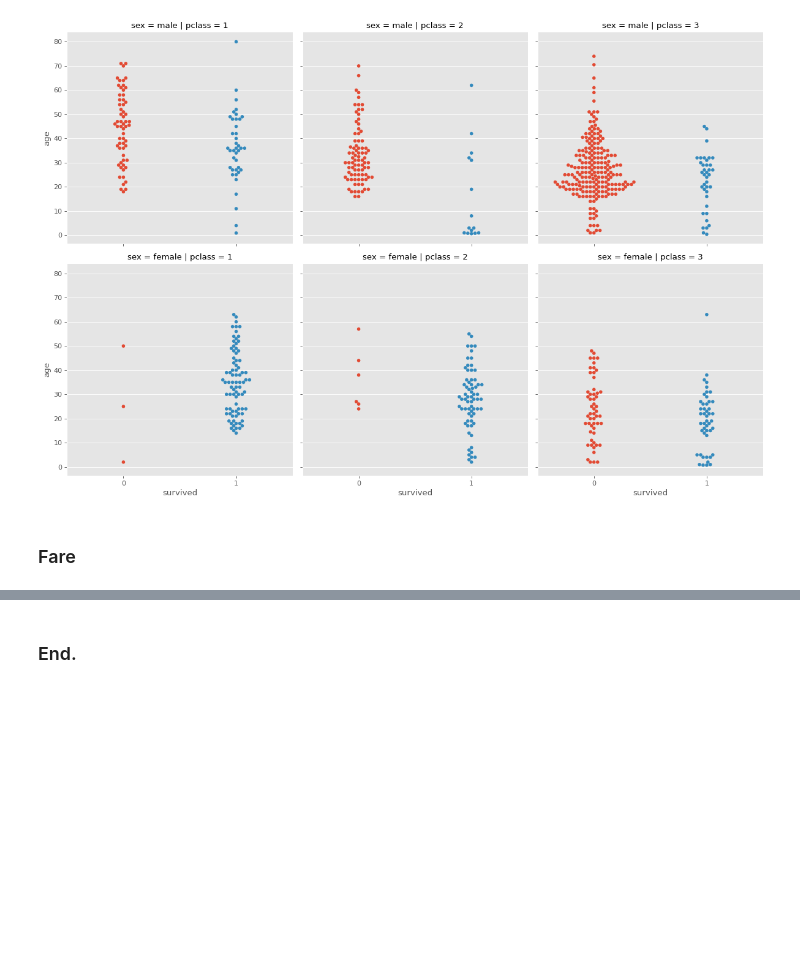
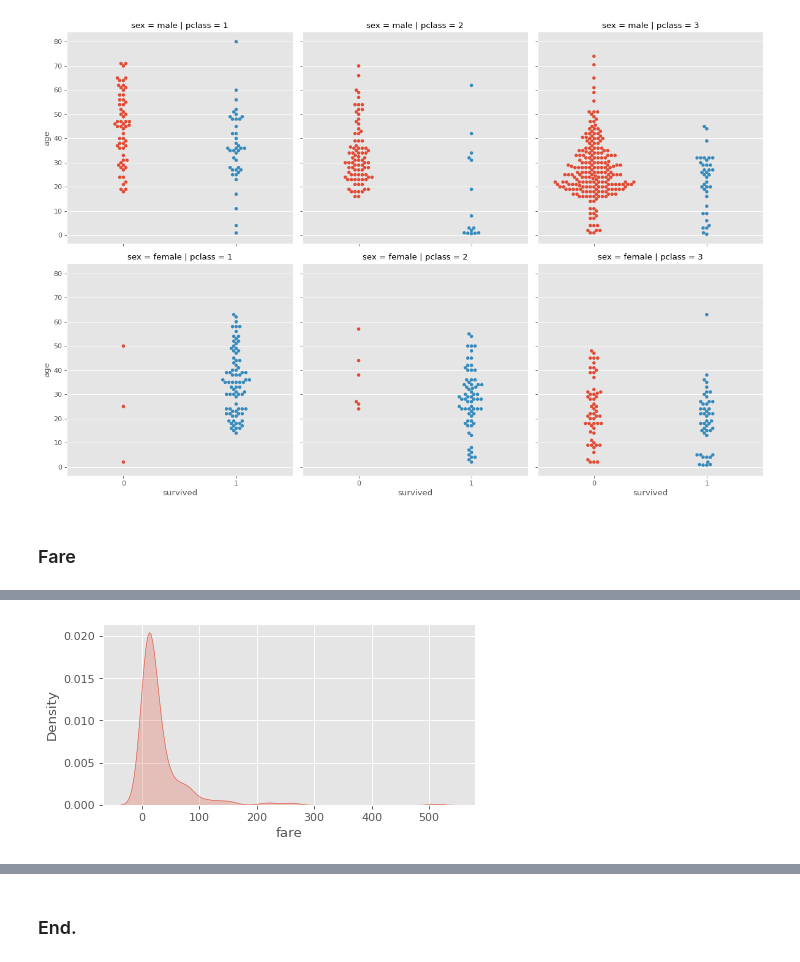
Before and after one commit to caiquemiranda/data-visualization-python, a Jupyter notebook: 10-analysis-visualization-titanic-dataset.ipynb, the cells around one changed output, grey strips where cells are left out. Cells and saved outputs as stored; diff of their text form; code cells hidden in the pictures; blank space fills up the shorter version.

```diff
--- a/10-analysis-visualization-titanic-dataset.ipynb
+++ b/10-analysis-visualization-titanic-dataset.ipynb
@@ -515,3 +526,8 @@ sns.catplot(x= 'survived',
+# %%
+sns.kdeplot(titanic['fare'],
+            shade= True);
+# %% [output]
+[figure, added]
 # %%
 %reload_ext watermark
 %watermark -a "Caique Miranda" -gu "caiquemiranda" -iv
```
Also changed, not shown: parts of 5 cells of this notebook.
